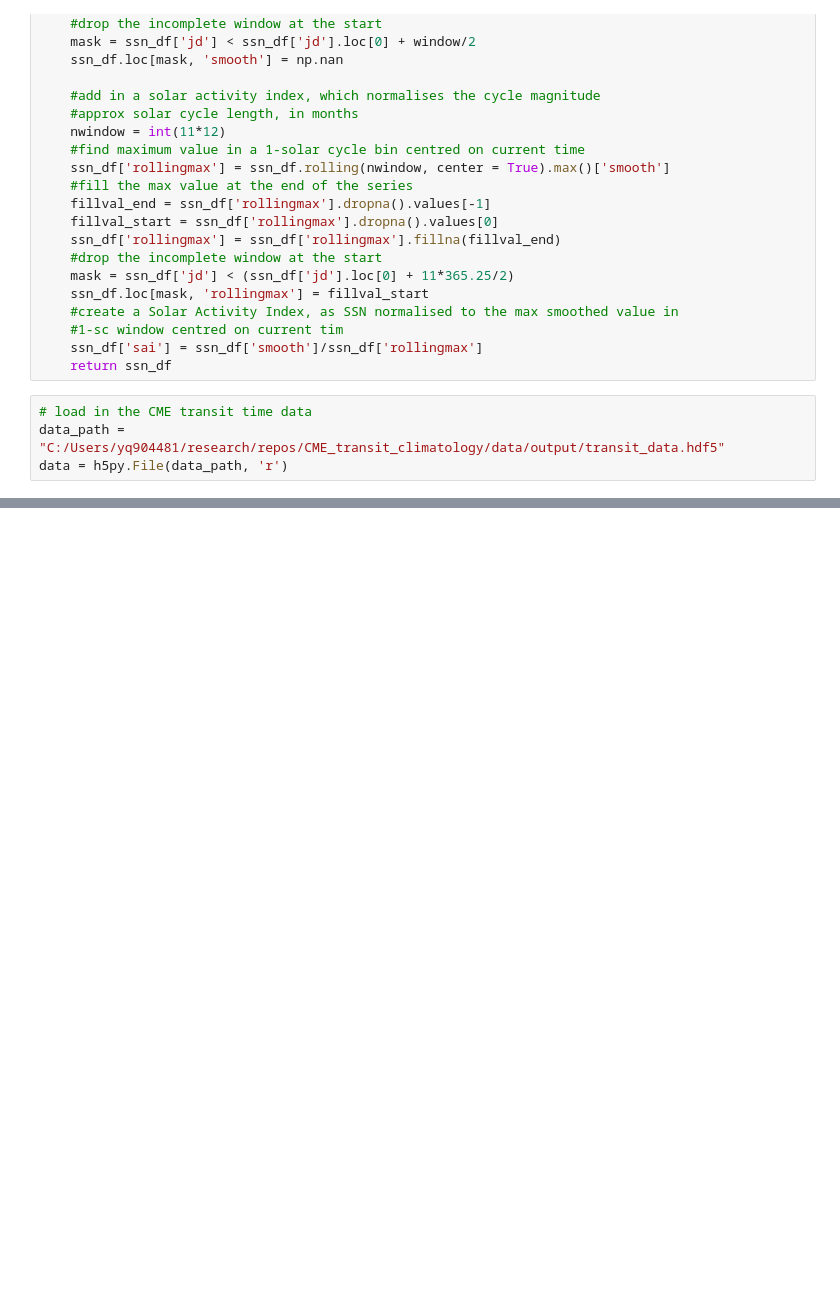
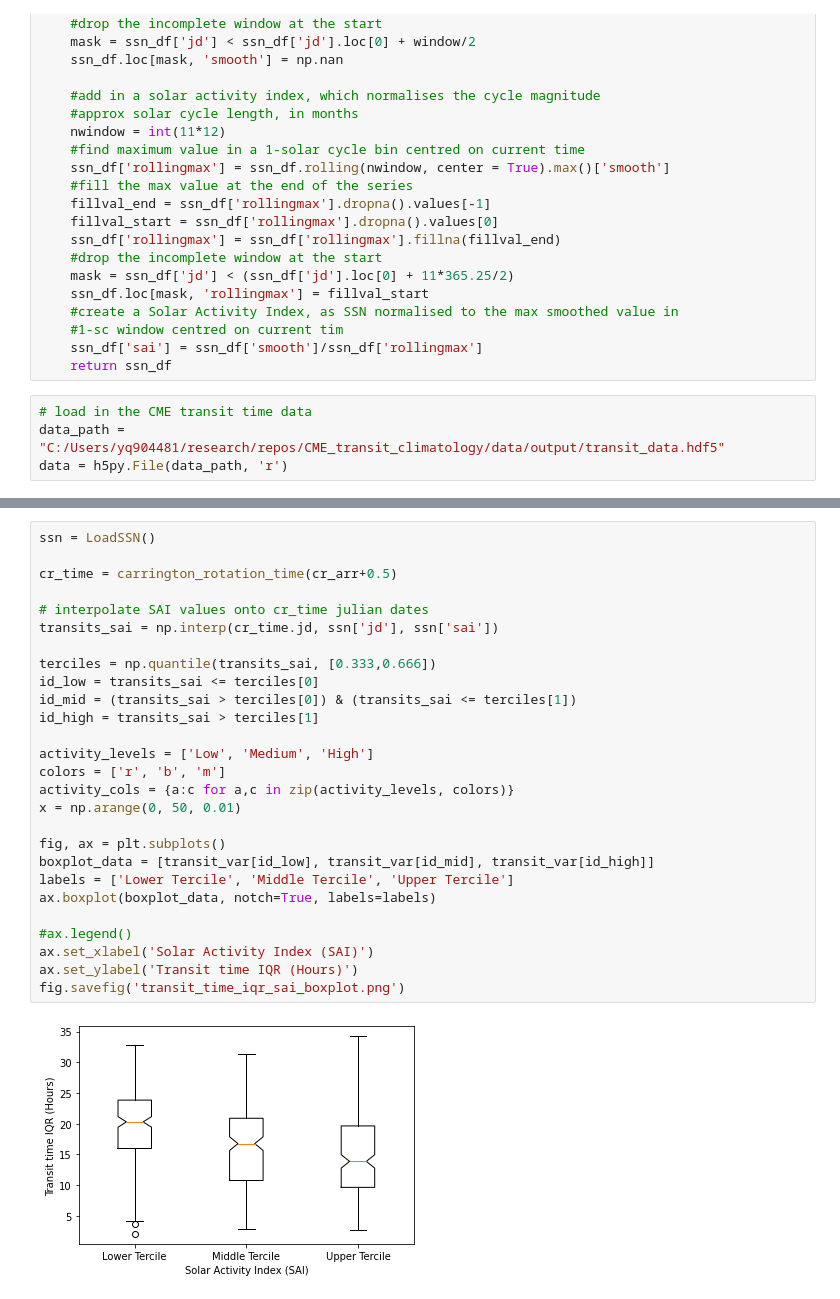
Before and after one commit to LukeBarnard/CME_transit_climatology, a Jupyter notebook: code/transit_time_analysis.ipynb, the cells around one changed output, grey strips where cells are left out. Saved outputs shown, nothing was run; the diff lists cells and outputs as text; blank space fills up the shorter version.

```diff
--- a/code/transit_time_analysis.ipynb
+++ b/code/transit_time_analysis.ipynb
@@ -215,0 +241,29 @@ fig.savefig('transit_time_sai_distributions.png')
+# %%
+ssn = LoadSSN()
+
+cr_time = carrington_rotation_time(cr_arr+0.5)
+
+# interpolate SAI values onto cr_time julian dates
+transits_sai = np.interp(cr_time.jd, ssn['jd'], ssn['sai'])
+
+terciles = np.quantile(transits_sai, [0.333,0.666])
+id_low = transits_sai <= terciles[0]
+id_mid = (transits_sai > terciles[0]) & (transits_sai <= terciles[1])
+id_high = transits_sai > terciles[1]
+
+activity_levels = ['Low', 'Medium', 'High']
+colors = ['r', 'b', 'm']
+activity_cols = {a:c for a,c in zip(activity_levels, colors)}
+x = np.arange(0, 50, 0.01)
+
+fig, ax = plt.subplots()
+boxplot_data = [transit_var[id_low], transit_var[id_mid], transit_var[id_high]]
+labels = ['Lower Tercile', 'Middle Tercile', 'Upper Tercile']
+ax.boxplot(boxplot_data, notch=True, labels=labels)
+
+#ax.legend()
+ax.set_xlabel('Solar Activity Index (SAI)')
+ax.set_ylabel('Transit time IQR (Hours)')
+fig.savefig('transit_time_iqr_sai_boxplot.png')
+# %% [output]
+[figure, added]
```
Also changed, not shown: parts of 10 cells of this notebook, 1 other file.
